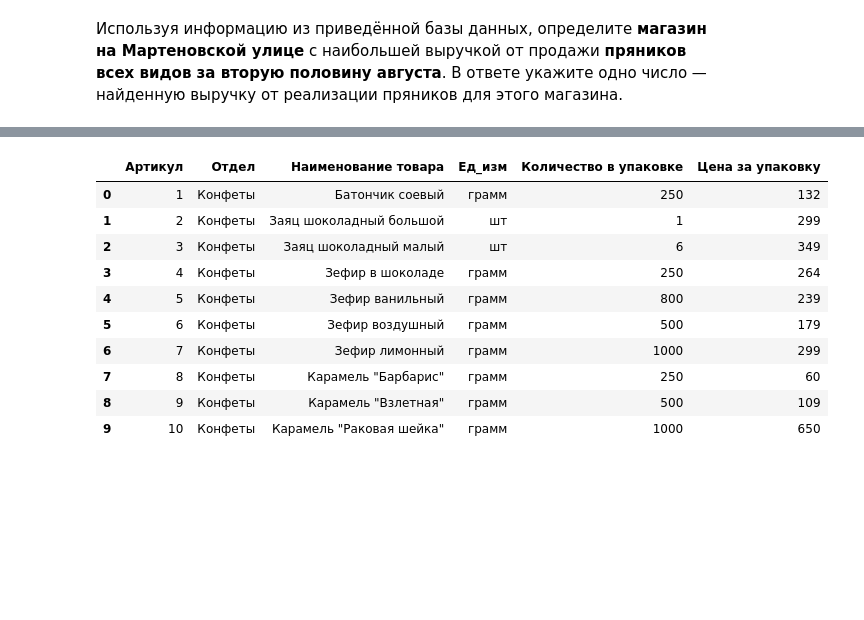
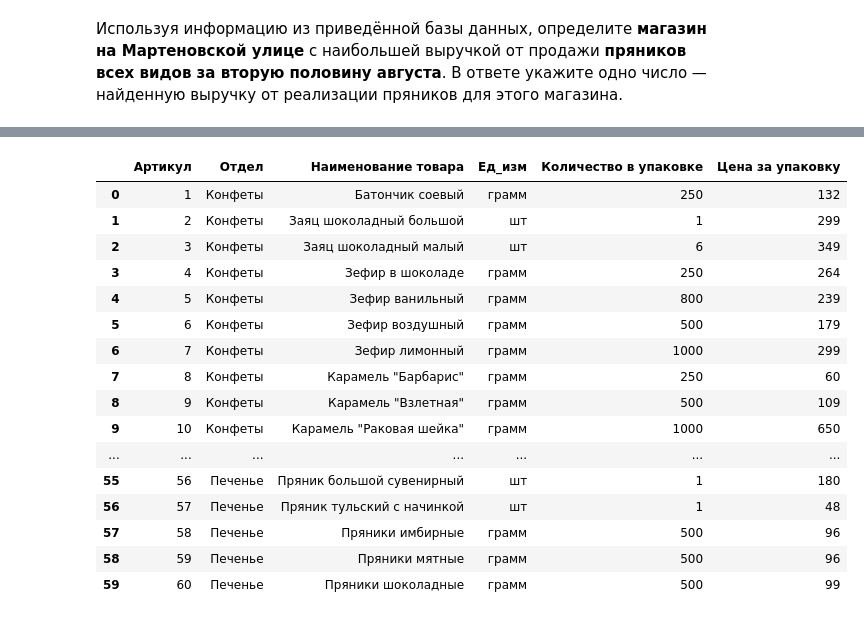
Before and after one commit to asutenshi/python_tasks, a Jupyter notebook: notebooks/join_hw/join_hw.ipynb, the cells around one changed output, grey strips where cells are left out. Cells and saved outputs as stored; diff of their text form; code cells hidden in the pictures; blank space fills up the shorter version.

```diff
--- a/notebooks/join_hw/join_hw.ipynb
+++ b/notebooks/join_hw/join_hw.ipynb
@@ -26,17 +28,23 @@ move.head(10)
 # %%
 product = pd.read_excel('product.xlsx')
-product.head(10)
+product
 # %% [output]
 |  | Артикул | Отдел | Наименование товара | Ед_изм | Количество в упаковке | Цена за упаковку |
 | 0 | 1 | Конфеты | Батончик соевый | грамм | 250 | 132 |
 | 1 | 2 | Конфеты | Заяц шоколадный большой | шт | 1 | 299 |
 | 2 | 3 | Конфеты | Заяц шоколадный малый | шт | 6 | 349 |
 | 3 | 4 | Конфеты | Зефир в шоколаде | грамм | 250 | 264 |
 | 4 | 5 | Конфеты | Зефир ванильный | грамм | 800 | 239 |
 | 5 | 6 | Конфеты | Зефир воздушный | грамм | 500 | 179 |
 | 6 | 7 | Конфеты | Зефир лимонный | грамм | 1000 | 299 |
 | 7 | 8 | Конфеты | Карамель "Барбарис" | грамм | 250 | 60 |
 | 8 | 9 | Конфеты | Карамель "Взлетная" | грамм | 500 | 109 |
 | 9 | 10 | Конфеты | Карамель "Раковая шейка" | грамм | 1000 | 650 |
+| ... | ... | ... | ... | ... | ... | ... |
+| 55 | 56 | Печенье | Пряник большой сувенирный | шт | 1 | 180 |
+| 56 | 57 | Печенье | Пряник тульский с начинкой | шт | 1 | 48 |
+| 57 | 58 | Печенье | Пряники имбирные | грамм | 500 | 96 |
+| 58 | 59 | Печенье | Пряники мятные | грамм | 500 | 96 |
+| 59 | 60 | Печенье | Пряники шоколадные | грамм | 500 | 99 |
 # %%
 shop = pd.read_excel('shop.xlsx')
```
Also changed, not shown: parts of 13 cells of this notebook, 37 other files.
